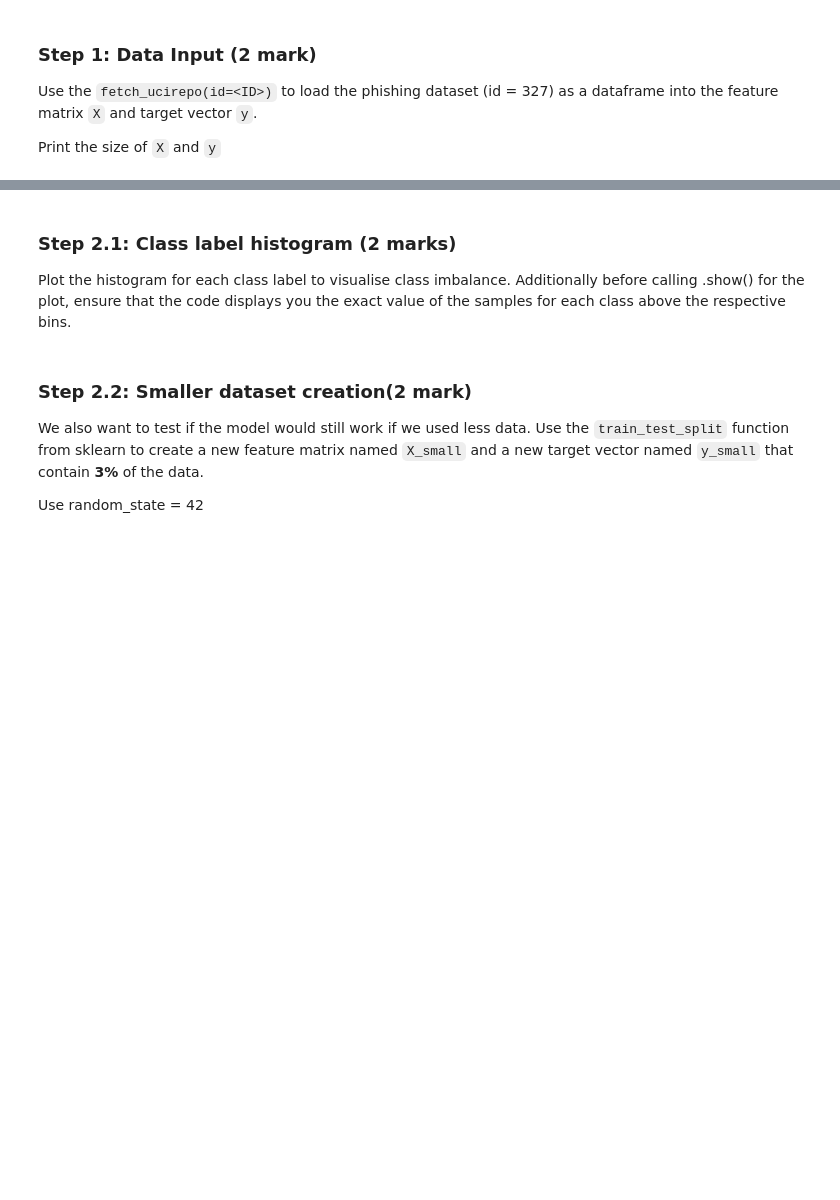
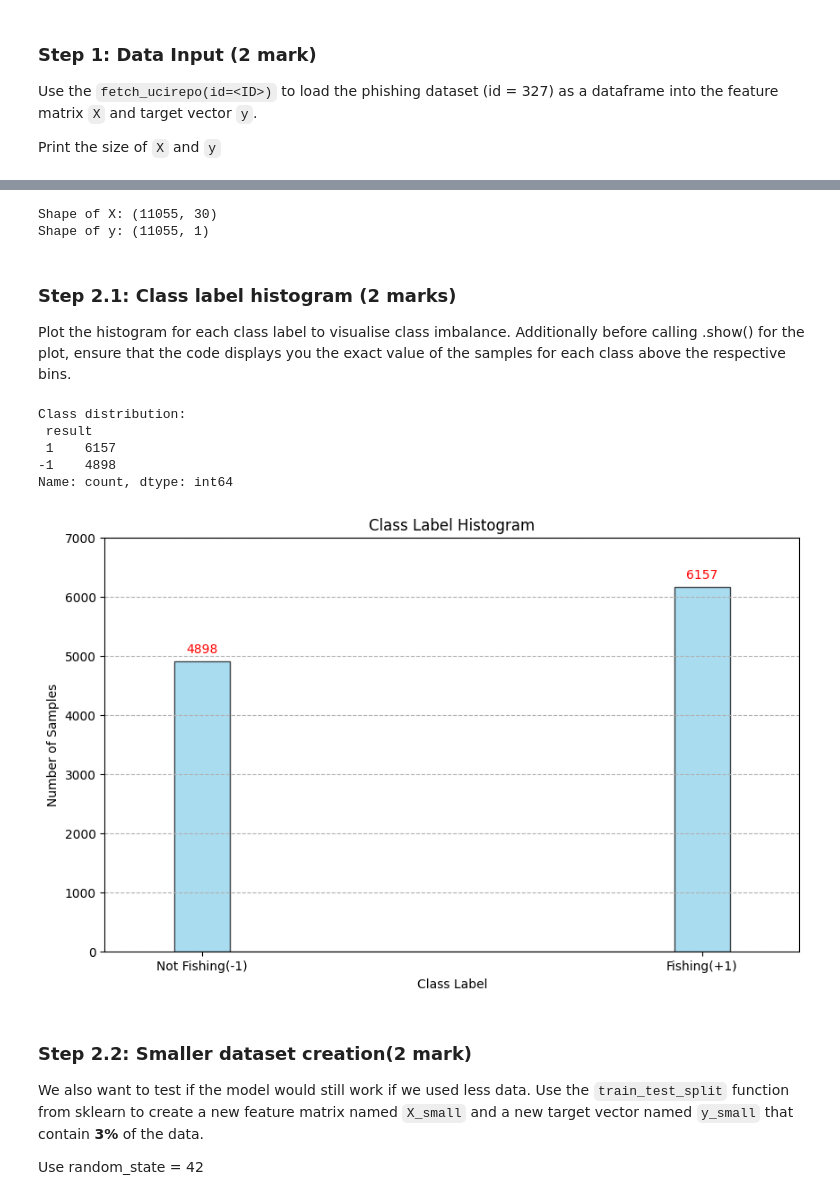
Before and after one commit to SaharYousefi92/engg680_2024_fall, a Jupyter notebook: Lab_Assignment3/Introduction to Machine Learning (Gradient Descent, Logistic Regression).ipynb, the cells around one changed output, grey strips where cells are left out. Saved outputs shown, nothing was run; the diff lists cells and outputs as text; code cells hidden in the pictures; blank space fills up the shorter version.

```diff
--- a/Lab_Assignment3/Introduction to Machine Learning (Gradient Descent, Logistic Regression).ipynb
+++ b/Lab_Assignment3/Introduction to Machine Learning (Gradient Descent, Logistic Regression).ipynb
@@ -473,8 +482,15 @@ from ucimlrepo import fetch_ucirepo
 phishing_websites = fetch_ucirepo(id=327)
 
 # TO DO: data (as pandas dataframes) (1 mark)
+X = pd.DataFrame(phishing_websites.data.features)
+y = pd.DataFrame(phishing_websites.data.targets)
 
 # TO DO: display sizes of X and y (1 mark)
+print("Shape of X:", X.shape)
+print("Shape of y:", y.shape)
+# %% [output]
+Shape of X: (11055, 30)
+Shape of y: (11055, 1)
 # %% [markdown]
 ### Step 2.1: Class label histogram (2 marks)
 
@@ -489,3 +498,39 @@ plt.show()
+# %%
+# TO DO: Check the class distribution of y (2 mark)
+
+# Assuming 'result' is the name of the column in your DataFrame 'y'
+class_distribution = y['result'].value_counts()
+print("Class distribution:\n", class_distribution)
+
+# Display exact values for each bin in the histogram
+
+# Plot the histogram
+plt.figure(figsize=(10, 6))
+plt.hist(y['result'],color='skyblue', edgecolor='black', alpha=0.7)
+bin_centers = (0.9, -0.9)
+
+# Display exact values for each bin
+for count, x in zip(class_distribution, bin_centers):
+    plt.text(x, count +100, str(count), color= 'red', ha='center', va='bottom')
+
+# Add labels and title
+plt.xlabel('Class Label')
+plt.ylabel('Number of Samples')
+plt.title('Class Label Histogram')
+plt.grid(axis='y', linestyle='--')
+plt.xticks([0.9, -0.9], ['Fishing(+1)','Not Fishing(-1)'])
+plt.xlim(-1.25, 1.25)
+plt.ylim(0,7000)
+
+# Show the plot
+plt.show()
+# %% [output]
+Class distribution:
+ result
+ 1    6157
+-1    4898
+Name: count, dtype: int64
+[figure, added]
 # %% [markdown]
 ### Step 2.2: Smaller dataset creation(2 mark)
 
```
Also changed, not shown: parts of 9 cells of this notebook.
